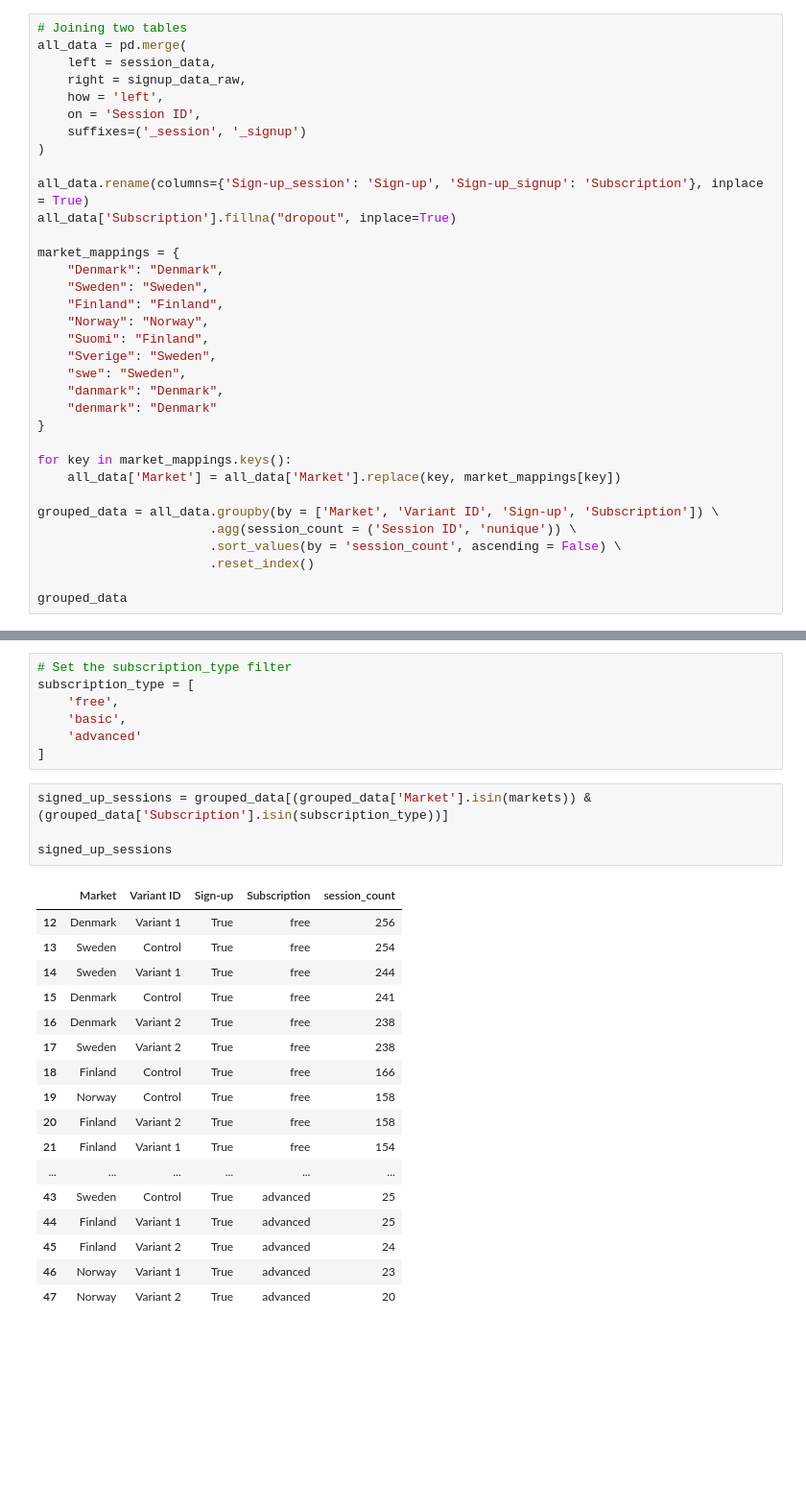
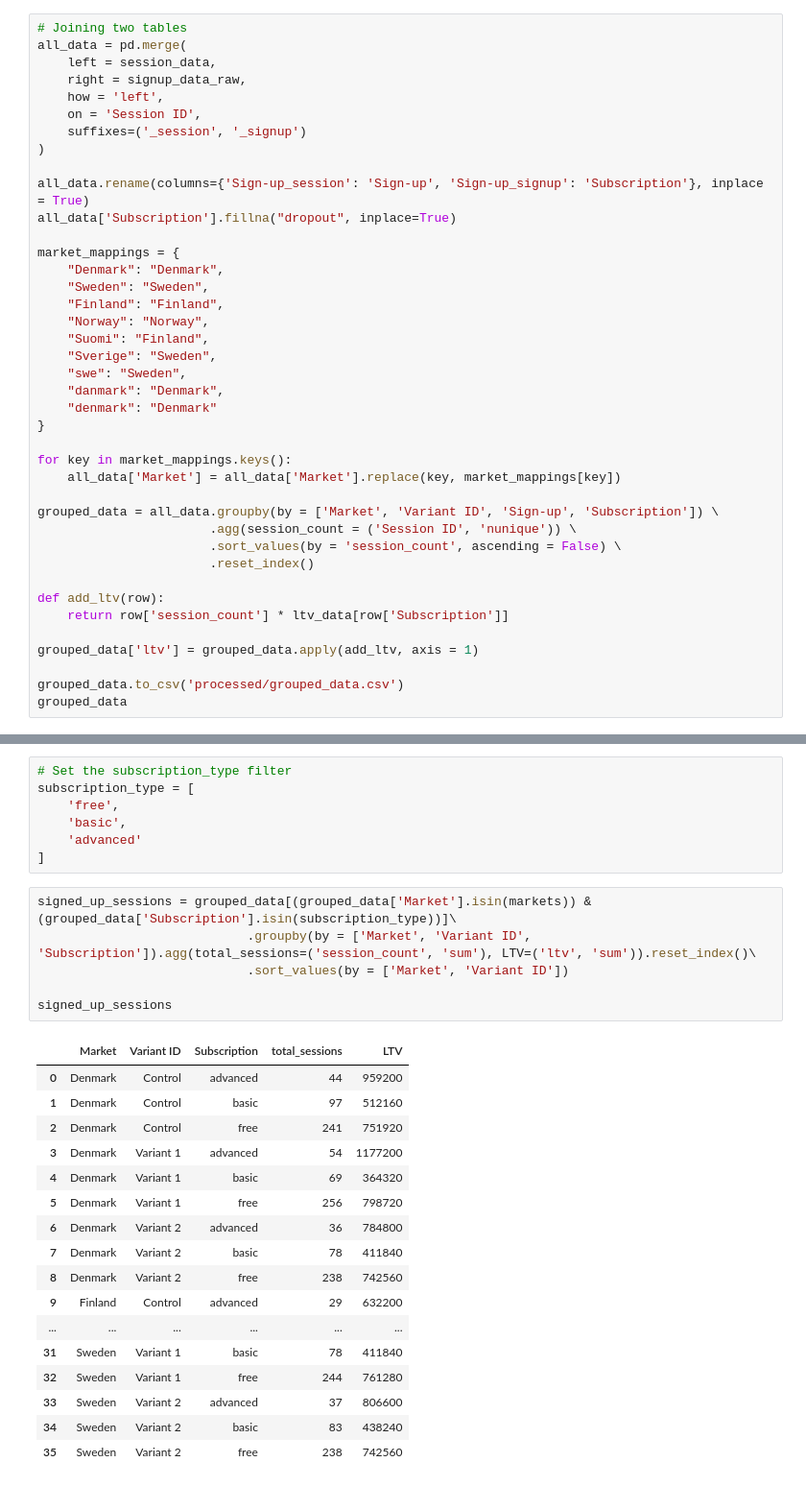
Before and after one commit to dininduviduneth/cconsult-case, a Jupyter notebook: c1.ipynb, the cells around one changed output, grey strips where cells are left out. Shown at 96% size. Cells and saved outputs as stored; diff of their text form; blank space fills up the shorter version.

```diff
--- a/c1.ipynb
+++ b/c1.ipynb
@@ -82,5 +82,11 @@ grouped_data = all_data.groupby(by = ['Market', 'Variant ID', 'Sign-up', 'Subscr
                        .sort_values(by = 'session_count', ascending = False) \
                        .reset_index()
 
+def add_ltv(row):
+    return row['session_count'] * ltv_data[row['Subscription']]
+
+grouped_data['ltv'] = grouped_data.apply(add_ltv, axis = 1)
+
+grouped_data.to_csv('processed/grouped_data.csv')
 grouped_data
 # %% [output]
@@ -180,24 +186,26 @@ subscription_type = [
     'advanced'
 ]
 # %%
-signed_up_sessions = grouped_data[(grouped_data['Market'].isin(markets)) & (grouped_data['Subscription'].isin(subscription_type))]
+signed_up_sessions = grouped_data[(grouped_data['Market'].isin(markets)) & (grouped_data['Subscription'].isin(subscription_type))]\
+                            .groupby(by = ['Market', 'Variant ID', 'Subscription']).agg(total_sessions=('session_count', 'sum'), LTV=('ltv', 'sum')).reset_index()\
+                            .sort_values(by = ['Market', 'Variant ID'])
 
 signed_up_sessions
 # %% [output]
-|  | Market | Variant ID | Sign-up | Subscription | session_count |
-| 12 | Denmark | Variant 1 | True | free | 256 |
-| 13 | Sweden | Control | True | free | 254 |
-| 14 | Sweden | Variant 1 | True | free | 244 |
-| 15 | Denmark | Control | True | free | 241 |
-| 16 | Denmark | Variant 2 | True | free | 238 |
-| 17 | Sweden | Variant 2 | True | free | 238 |
-| 18 | Finland | Control | True | free | 166 |
-| 19 | Norway | Control | True | free | 158 |
-| 20 | Finland | Variant 2 | True | free | 158 |
-| 21 | Finland | Variant 1 | True | free | 154 |
+|  | Market | Variant ID | Subscription | total_sessions | LTV |
+| 0 | Denmark | Control | advanced | 44 | 959200 |
+| 1 | Denmark | Control | basic | 97 | 512160 |
+| 2 | Denmark | Control | free | 241 | 751920 |
+| 3 | Denmark | Variant 1 | advanced | 54 | 1177200 |
+| 4 | Denmark | Variant 1 | basic | 69 | 364320 |
+| 5 | Denmark | Variant 1 | free | 256 | 798720 |
+| 6 | Denmark | Variant 2 | advanced | 36 | 784800 |
+| 7 | Denmark | Variant 2 | basic | 78 | 411840 |
+| 8 | Denmark | Variant 2 | free | 238 | 742560 |
+| 9 | Finland | Control | advanced | 29 | 632200 |
 | ... | ... | ... | ... | ... | ... |
-| 43 | Sweden | Control | True | advanced | 25 |
-| 44 | Finland | Variant 1 | True | advanced | 25 |
-| 45 | Finland | Variant 2 | True | advanced | 24 |
-| 46 | Norway | Variant 1 | True | advanced | 23 |
-| 47 | Norway | Variant 2 | True | advanced | 20 |
+| 31 | Sweden | Variant 1 | basic | 78 | 411840 |
+| 32 | Sweden | Variant 1 | free | 244 | 761280 |
+| 33 | Sweden | Variant 2 | advanced | 37 | 806600 |
+| 34 | Sweden | Variant 2 | basic | 83 | 438240 |
+| 35 | Sweden | Variant 2 | free | 238 | 742560 |
```
Also changed, not shown: parts of 5 cells of this notebook, 5 other files.
